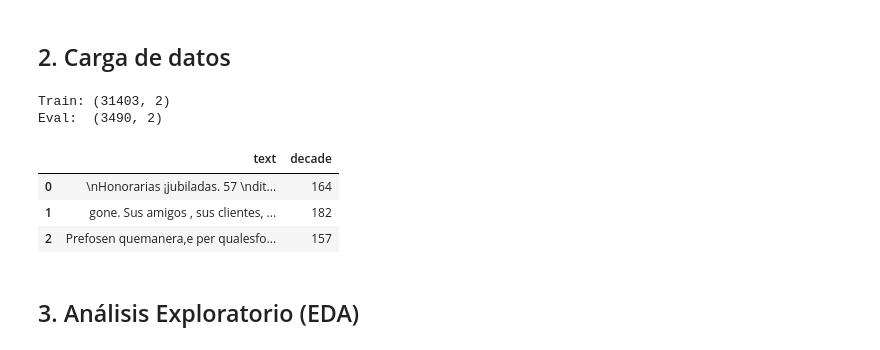
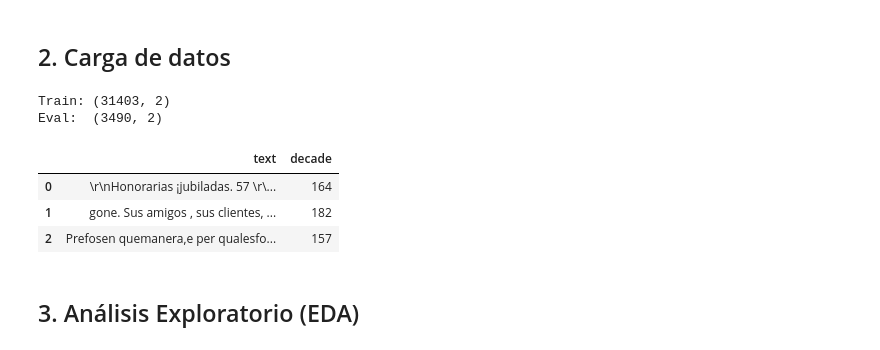
Before and after one commit to serferre2004/ISIS2611-Proyecto, a Jupyter notebook: main.ipynb, the cells around one changed output. Cells and saved outputs as stored; diff of their text form; code cells hidden in the pictures.

```diff
--- a/main.ipynb
+++ b/main.ipynb
@@ -28,17 +33,17 @@ np.random.seed(SEED)
 # %% [markdown]
 ## 2. Carga de datos
 # %%
-df_train = pd.read_csv('train.csv')
-df_eval  = pd.read_csv('eval.csv')
+df_train = pd.read_csv('data/train.csv')
+df_eval  = pd.read_csv('data/eval.csv')
 
 print(f"Train: {df_train.shape}")
 print(f"Eval:  {df_eval.shape}")
 df_train.head(3)
 # %% [output]
 Train: (31403, 2)
 Eval:  (3490, 2)
 |  | text | decade |
-| 0 | \nHonorarias ¡jubiladas. 57 \ndit... | 164 |
+| 0 | \r\nHonorarias ¡jubiladas. 57 \r\... | 164 |
 | 1 | gone. Sus amigos , sus clientes, ... | 182 |
 | 2 | Prefosen quemanera,e per qualesfo... | 157 |
 # %% [markdown]
```
Also changed, not shown: parts of 20 cells of this notebook, 1 other file.
